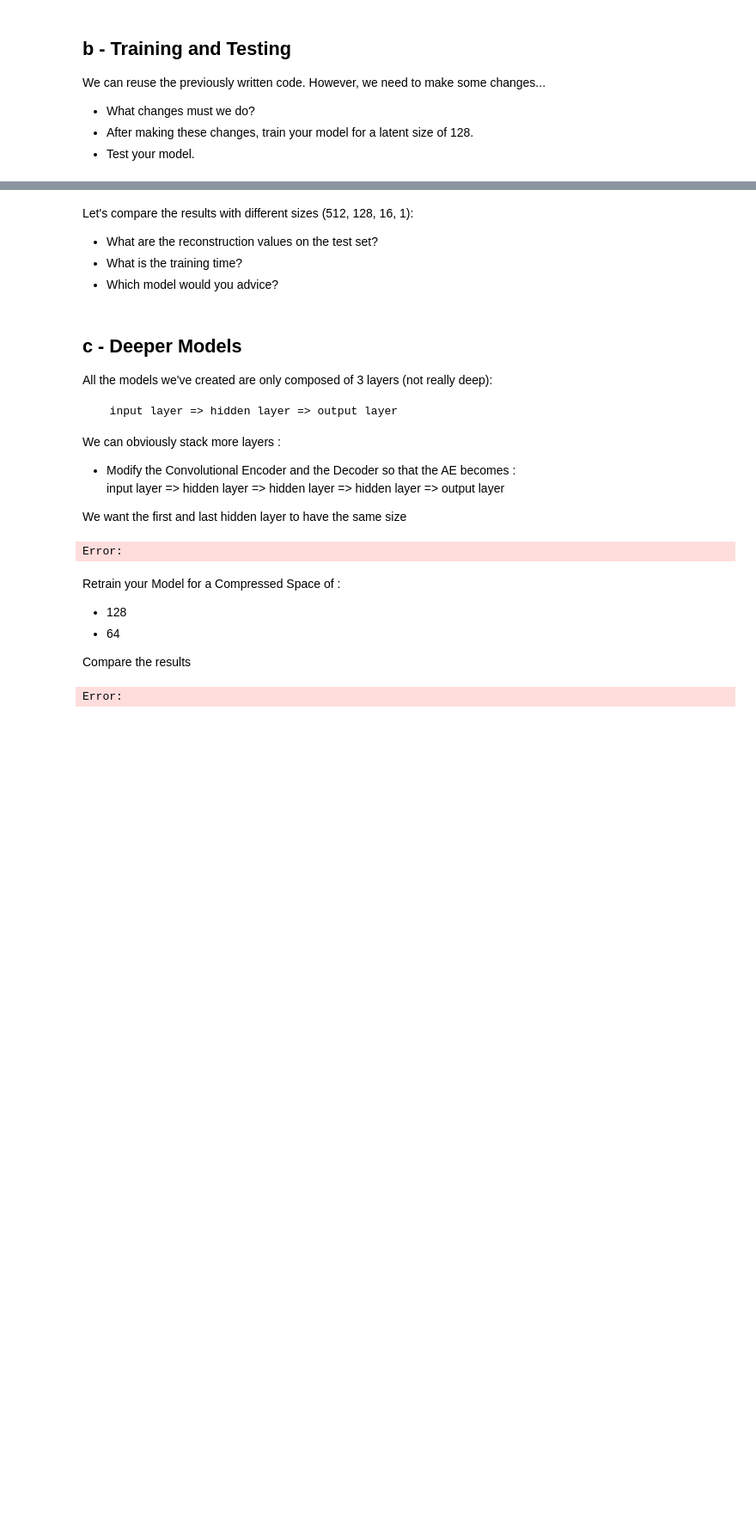
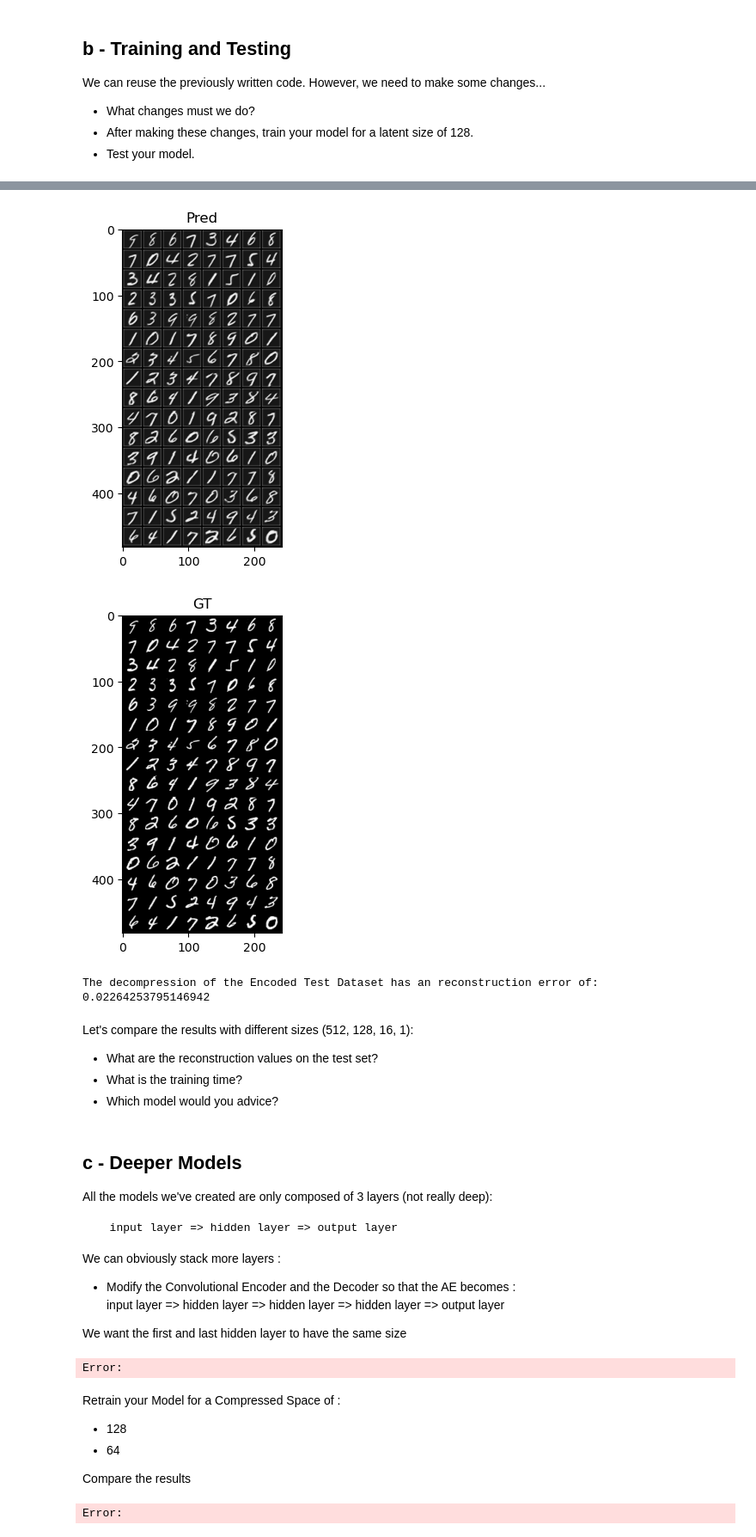
Before and after one commit to MurphLaws/JPEGCompression, a Jupyter notebook: Lab2_AE.ipynb, the cells around one changed output, grey strips where cells are left out. Shown at 86% size. Drawn from its saved outputs; the diff is of its cells as text; code cells hidden in the pictures; blank space fills up the shorter version.

```diff
--- a/Lab2_AE.ipynb
+++ b/Lab2_AE.ipynb
@@ -892,4 +938,5 @@ class Encoder(nn.Module):
 
     def forward(self,x):
       # TODO :  Send the data through the model and return the output
-      output = ...
+      output = self.model(x)
+      return output
@@ -931,18 +995,18 @@ Error:
 We stack encoder and decoder in order to form the autoencoder.
 # %%
 # TODO : Stack the Encoder and the Decoder to Create the AE
-# TODO : Initialize the class attributes
-# TODO : In the forward method, send the input x through the layers.
 # Be careful to respect the init attributes of the called class
 
 class AutoEncoder_Conv(nn.Module):
 
     def __init__(self,input_size,latent_size, output= True):
         super().__init__()
-        self.input_size =
-        self.latent_size =
-        self.output =
-        self.model =
+        self.input_size = input_size
+        self.latent_size = latent_size
+        self.output = output
+        self.model = nn.Sequential(Encoder(self.input_size, self.latent_size),
+                                    Decoder(self.latent_size, self.input_size, output = self.output))
 
     def forward(self,x):
-        return
+        output = self.model(x)
+        return  output
@@ -958,33 +1020,76 @@ We can reuse the previously written code. However, we need to make some changes.
 * After making these changes, train your model for a latent size of 128.
 * Test your model.
 # %%
+from torch.nn.modules.loss import MSELoss
 # TODO : Change your model
-model = AutoEncoder_Conv(input_size = ,
-                         latent_size =)
+model = AutoEncoder_Conv(input_size = 1,latent_size =16)
 
 # TODO : Reload your HyperParameters
 
 device = 'cuda' if torch.cuda.is_available() else 'cpu'
 net = model.to(device)
-criterion = ...
-learning_rate = ...
-optimizer = ...
-num_epochs = ...
+criterion = nn.MSELoss()
+learning_rate = 0.0001
+optimizer = torch.optim.Adam(model.parameters(), lr=learning_rate)
+num_epochs = 3
 
 # TODO : Rewrite your Training and Validation Loop
 for epoch in range(num_epochs) :
     running_loss_t,running_loss_v = 0.0, 0.0
+    print("\nEpoch number", epoch,":")
+
     for i, data in enumerate(train_loader, 0):
+      image = data[0].to(device)
+
+      optimizer.zero_grad()
+
+      outputs = net(image)
+      outputs = outputs.view(image.shape)
+      loss = criterion(image, outputs)
+
+      loss.backward()
+      optimizer.step()
+      running_loss_t += loss.item()
+      if i == mini_batches_print :
+        running_loss_t= running_loss_t/mini_batches_print
+        print('training loss is :',running_loss_t)
+        loss_train.append(running_loss_t)
+
+
 
     with torch.no_grad():
       for i, data in enumerate(val_loader, 0):
+        image = data[0].to(device)
+
+        outputs = net(image)
+        outputs = outputs.view(image.shape)
+        loss = criterion( image , outputs )
+
+        running_loss_v += loss.item()
+        if i == mini_batches_print :
+          running_loss_v= running_loss_v/mini_batches_print
+          print('validation loss is :',running_loss_v)
+          loss_val.append(running_loss_v)
 
 
 # TODO : Rewrite your Testing Loop
 with torch.no_grad():
   running_loss = []
   for i, data in enumerate(test_loader, 0):
+    image = data[0].to(device) # we use [0] to get only images without the labels
+
+    outputs = net(image)
+    outputs = outputs.view(data[0].shape)
+    loss = criterion( data[0].to(device) , outputs )
 
 
+    running_loss.append(loss.item())
+
 # TODO :  Plot the last batch and the Reconstruction Errors
+imshow(torchvision.utils.make_grid(outputs.detach().cpu()),'Pred')
+imshow(torchvision.utils.make_grid(data[0]),'GT')
+
+# TODO : Print the reconstruction error over the test dataset
+
+print( 'The decompression of the Encoded Test Dataset has an reconstruction error of: ', running_loss[-1])
 # %% [output]
@@ -992,3 +1107,6 @@ Error:
+[figure, added]
+[figure, added]
+The decompression of the Encoded Test Dataset has an reconstruction error of:  0.02264253795146942
 # %% [markdown]
 Let's compare the results with different sizes (512, 128, 16, 1):
 * What are the reconstruction values on the test set?
```
Also changed, not shown: parts of 17 cells of this notebook.
